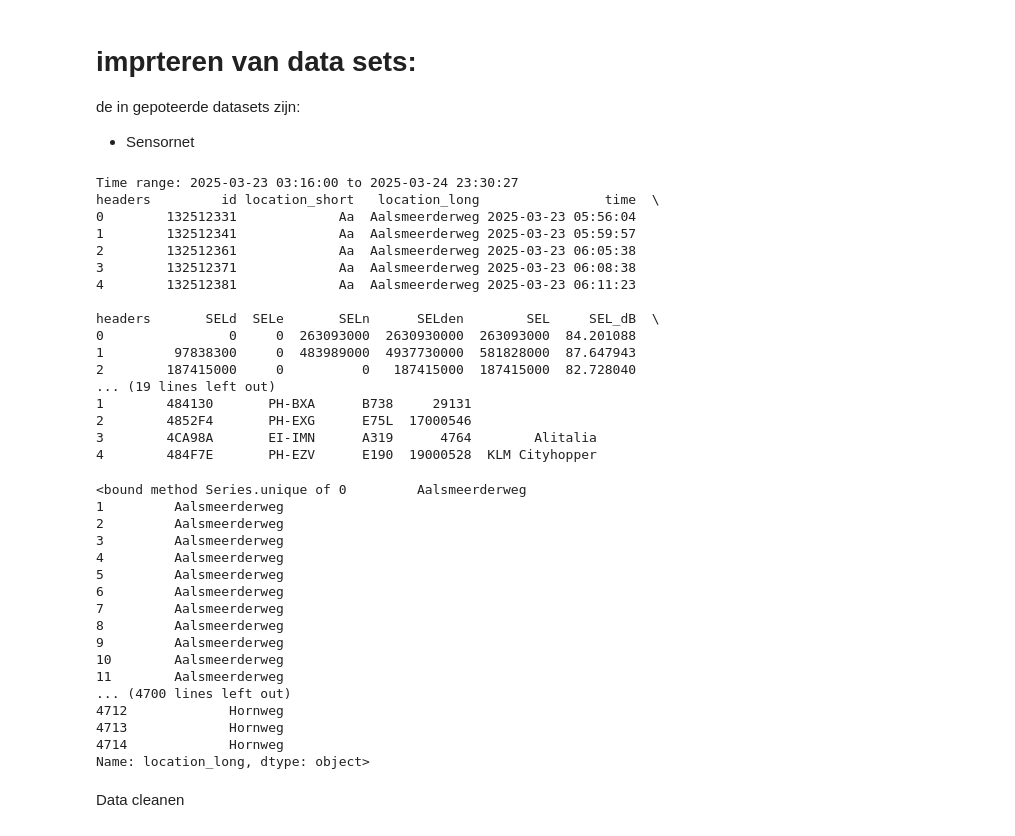
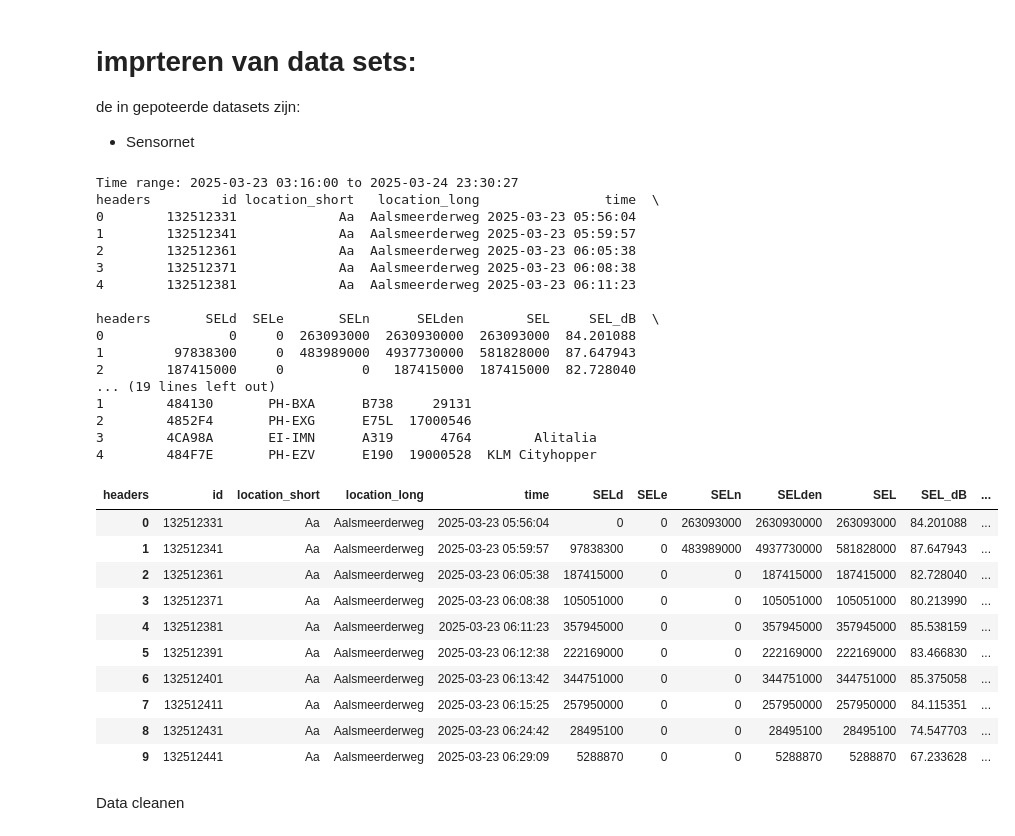
Before and after one commit to Quint-coding/Hackathon-master, a Jupyter notebook: hackaton Coeficcient.ipynb, the cells around one changed output. Drawn from its saved outputs; the diff is of its cells as text; code cells hidden in the pictures.

```diff
--- a/hackaton Coeficcient.ipynb
+++ b/hackaton Coeficcient.ipynb
@@ -25,10 +11,6 @@ Requirement already satisfied: six>=1.5 in /opt/anaconda3/lib/python3.12/site-pa
 de in gepoteerde datasets zijn:
 - Sensornet
 # %%
-import requests
-import pandas as pd
-import numpy as np
-
 pd.set_option("display.max_columns", None)
 
 # Define time range
@@ -61,52 +43,46 @@ data = pd.DataFrame(json_data.get('rows', []))
 
 if not colnames.empty and 'headers' in colnames:
             data.columns = colnames['headers']
 
             # Convert time column to datetime
             data['time'] = pd.to_datetime(data['time'], unit='s')
             print("Time range:", data['time'].min(), "to", data['time'].max())
 
             # Display first few rows
             print(data.head())
 df = data
-df.head(30)
+df.head(10)
 
-df['location_long'].unique
+# df['location_long'].unique
 # %% [output]
 Time range: 2025-03-23 03:16:00 to 2025-03-24 23:30:27
 headers         id location_short   location_long                time  \
 0        132512331             Aa  Aalsmeerderweg 2025-03-23 05:56:04
 1        132512341             Aa  Aalsmeerderweg 2025-03-23 05:59:57
 2        132512361             Aa  Aalsmeerderweg 2025-03-23 06:05:38
 3        132512371             Aa  Aalsmeerderweg 2025-03-23 06:08:38
 4        132512381             Aa  Aalsmeerderweg 2025-03-23 06:11:23
 
 headers       SELd  SELe       SELn      SELden        SEL     SEL_dB  \
 0                0     0  263093000  2630930000  263093000  84.201088
 1         97838300     0  483989000  4937730000  581828000  87.647943
 2        187415000     0          0   187415000  187415000  82.728040
 ... (19 lines left out)
 1        484130       PH-BXA      B738     29131
 2        4852F4       PH-EXG      E75L  17000546
 3        4CA98A       EI-IMN      A319      4764        Alitalia
 4        484F7E       PH-EZV      E190  19000528  KLM Cityhopper
-<bound method Series.unique of 0         Aalsmeerderweg
-1         Aalsmeerderweg
-2         Aalsmeerderweg
-3         Aalsmeerderweg
-4         Aalsmeerderweg
-5         Aalsmeerderweg
-6         Aalsmeerderweg
-7         Aalsmeerderweg
-8         Aalsmeerderweg
-9         Aalsmeerderweg
-10        Aalsmeerderweg
-11        Aalsmeerderweg
-... (4700 lines left out)
-4712             Hornweg
-4713             Hornweg
-4714             Hornweg
-Name: location_long, dtype: object>
+| headers | id | location_short | location_long | time | SELd | SELe | SELn | SELden | SEL | SEL_dB | ... |
+| 0 | 132512331 | Aa | Aalsmeerderweg | 2025-03-23 05:56:04 | 0 | 0 | 263093000 | 2630930000 | 263093000 | 84.201088 | ... |
+| 1 | 132512341 | Aa | Aalsmeerderweg | 2025-03-23 05:59:57 | 97838300 | 0 | 483989000 | 4937730000 | 581828000 | 87.647943 | ... |
+| 2 | 132512361 | Aa | Aalsmeerderweg | 2025-03-23 06:05:38 | 187415000 | 0 | 0 | 187415000 | 187415000 | 82.728040 | ... |
+| 3 | 132512371 | Aa | Aalsmeerderweg | 2025-03-23 06:08:38 | 105051000 | 0 | 0 | 105051000 | 105051000 | 80.213990 | ... |
+| 4 | 132512381 | Aa | Aalsmeerderweg | 2025-03-23 06:11:23 | 357945000 | 0 | 0 | 357945000 | 357945000 | 85.538159 | ... |
+| 5 | 132512391 | Aa | Aalsmeerderweg | 2025-03-23 06:12:38 | 222169000 | 0 | 0 | 222169000 | 222169000 | 83.466830 | ... |
+| 6 | 132512401 | Aa | Aalsmeerderweg | 2025-03-23 06:13:42 | 344751000 | 0 | 0 | 344751000 | 344751000 | 85.375058 | ... |
+| 7 | 132512411 | Aa | Aalsmeerderweg | 2025-03-23 06:15:25 | 257950000 | 0 | 0 | 257950000 | 257950000 | 84.115351 | ... |
+| 8 | 132512431 | Aa | Aalsmeerderweg | 2025-03-23 06:24:42 | 28495100 | 0 | 0 | 28495100 | 28495100 | 74.547703 | ... |
+| 9 | 132512441 | Aa | Aalsmeerderweg | 2025-03-23 06:29:09 | 5288870 | 0 | 0 | 5288870 | 5288870 | 67.233628 | ... |
 # %% [markdown]
 Data cleanen
 # %%
```
Also changed, not shown: parts of 18 cells of this notebook, 3 other files.
